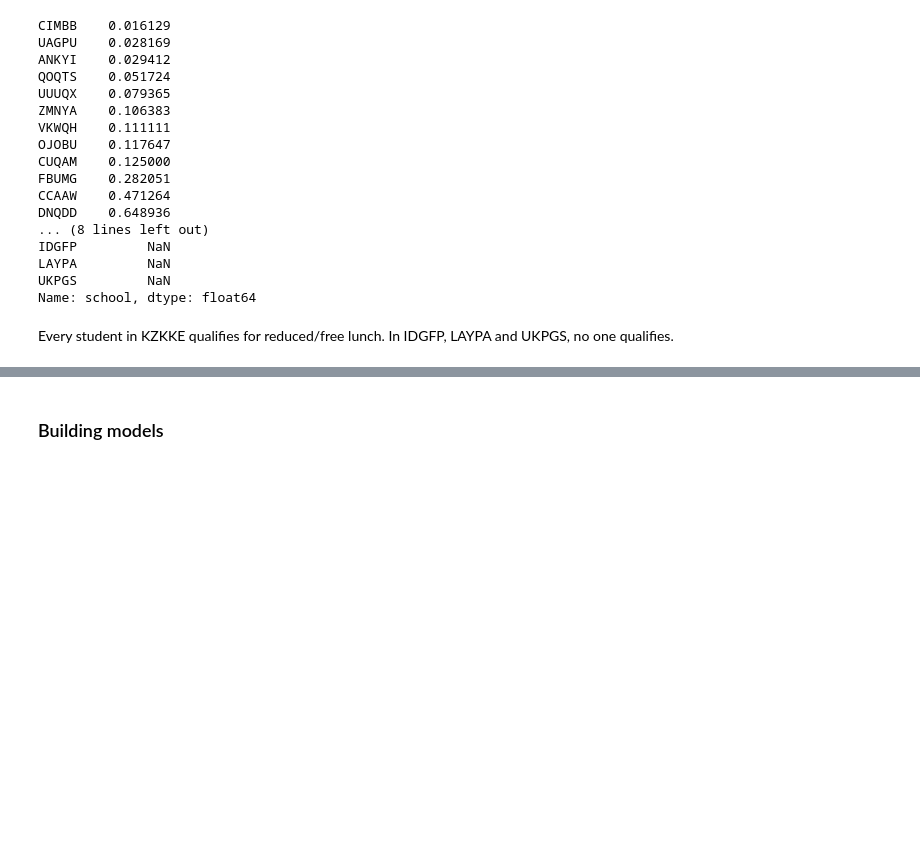
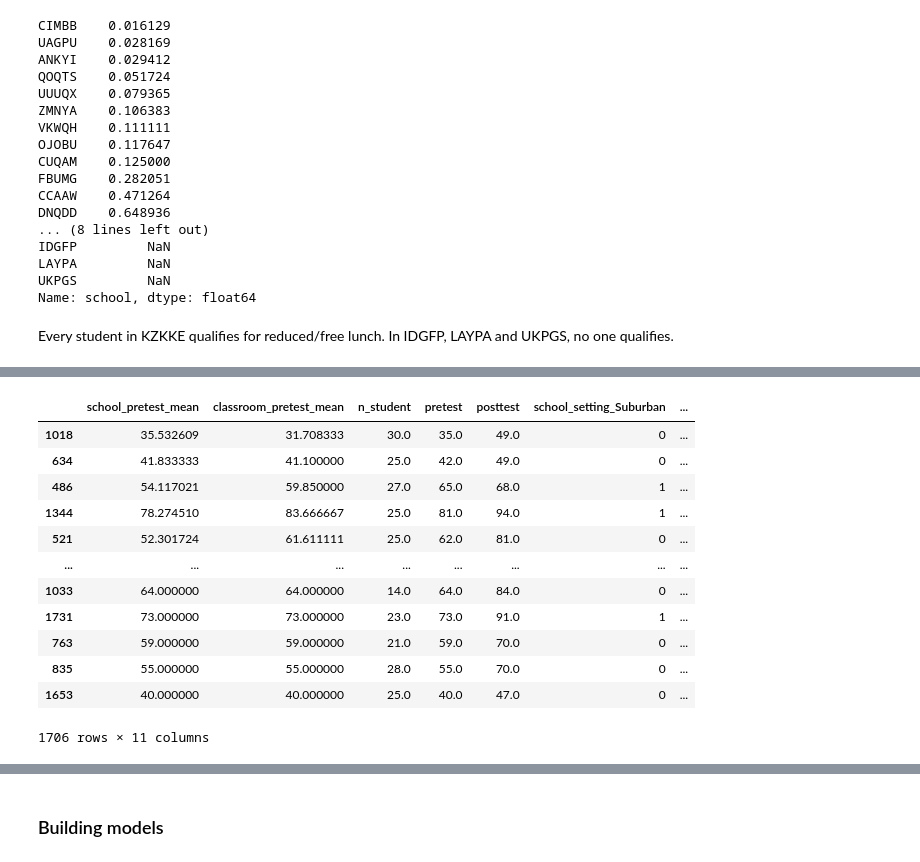
Before and after one commit to tolgarecep/test-scores, a Jupyter notebook: test-scores.ipynb, the cells around one changed output, grey strips where cells are left out. Cells and saved outputs as stored; diff of their text form; code cells hidden in the pictures; blank space fills up the shorter version.

```diff
--- a/test-scores.ipynb
+++ b/test-scores.ipynb
@@ -327,0 +354,17 @@ corr
+# %%
+data_bc_dummy = pd.get_dummies(data_bc, columns=['school_setting','school_type','teaching_method','gender','lunch'], drop_first=True)
+data_bc_dummy
+# %% [output]
+|  | school_pretest_mean | classroom_pretest_mean | n_student | pretest | posttest | school_setting_Suburban | ... |
+| 1018 | 35.532609 | 31.708333 | 30.0 | 35.0 | 49.0 | 0 | ... |
+| 634 | 41.833333 | 41.100000 | 25.0 | 42.0 | 49.0 | 0 | ... |
+| 486 | 54.117021 | 59.850000 | 27.0 | 65.0 | 68.0 | 1 | ... |
+| 1344 | 78.274510 | 83.666667 | 25.0 | 81.0 | 94.0 | 1 | ... |
+| 521 | 52.301724 | 61.611111 | 25.0 | 62.0 | 81.0 | 0 | ... |
+| ... | ... | ... | ... | ... | ... | ... | ... |
+| 1033 | 64.000000 | 64.000000 | 14.0 | 64.0 | 84.0 | 0 | ... |
+| 1731 | 73.000000 | 73.000000 | 23.0 | 73.0 | 91.0 | 1 | ... |
+| 763 | 59.000000 | 59.000000 | 21.0 | 59.0 | 70.0 | 0 | ... |
+| 835 | 55.000000 | 55.000000 | 28.0 | 55.0 | 70.0 | 0 | ... |
+| 1653 | 40.000000 | 40.000000 | 25.0 | 40.0 | 47.0 | 0 | ... |
+1706 rows × 11 columns
```
Also changed, not shown: parts of 24 cells of this notebook.
